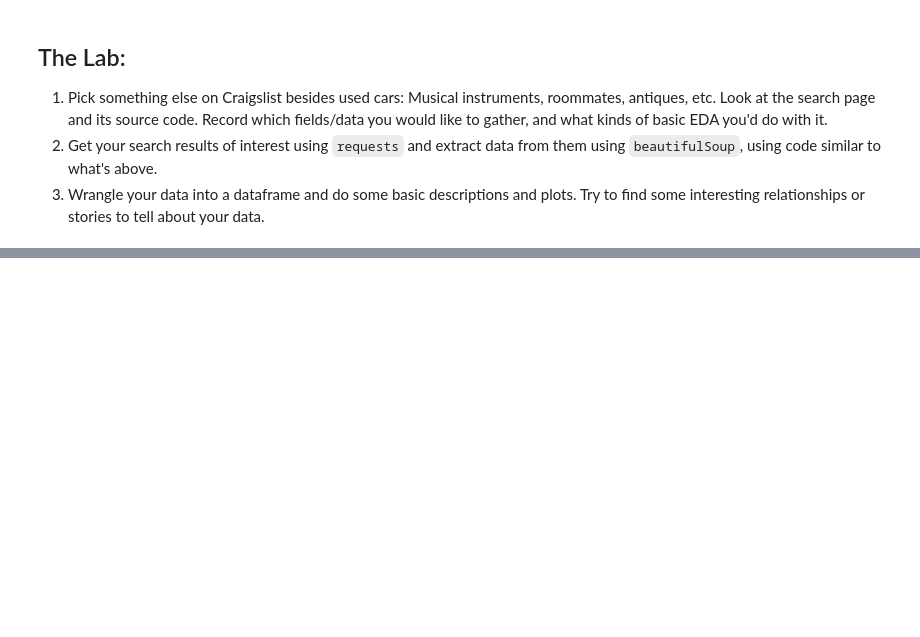
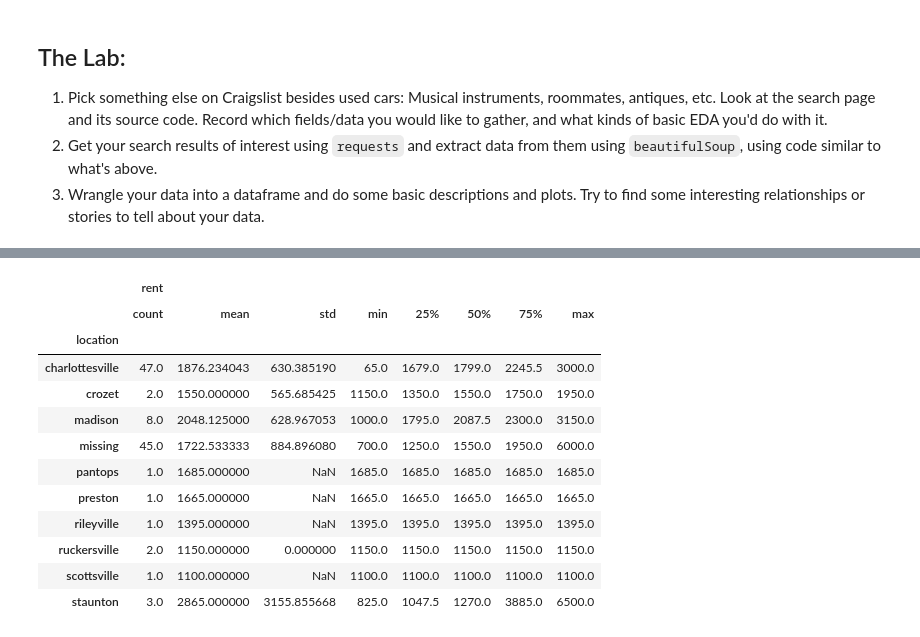
Before and after one commit to ashleynguyen04/wrangling, a Jupyter notebook: lab/lab_notebook.ipynb, the cells around one changed output, grey strips where cells are left out. Drawn from its saved outputs; the diff is of its cells as text; code cells hidden in the pictures; blank space fills up the shorter version.

```diff
--- a/lab/lab_notebook.ipynb
+++ b/lab/lab_notebook.ipynb
@@ -220,0 +314,16 @@ raw = requests.get(url,headers=header) # Get page
+# %%
+df.loc[:,['rent','location']].groupby('location').describe()
+# %% [output]
+|  | rent |  |  |  |  |  |  |  |
+|  | count | mean | std | min | 25% | 50% | 75% | max |
+| location |  |  |  |  |  |  |  |  |
+| charlottesville | 47.0 | 1876.234043 | 630.385190 | 65.0 | 1679.0 | 1799.0 | 2245.5 | 3000.0 |
+| crozet | 2.0 | 1550.000000 | 565.685425 | 1150.0 | 1350.0 | 1550.0 | 1750.0 | 1950.0 |
+| madison | 8.0 | 2048.125000 | 628.967053 | 1000.0 | 1795.0 | 2087.5 | 2300.0 | 3150.0 |
+| missing | 45.0 | 1722.533333 | 884.896080 | 700.0 | 1250.0 | 1550.0 | 1950.0 | 6000.0 |
+| pantops | 1.0 | 1685.000000 | NaN | 1685.0 | 1685.0 | 1685.0 | 1685.0 | 1685.0 |
+| preston | 1.0 | 1665.000000 | NaN | 1665.0 | 1665.0 | 1665.0 | 1665.0 | 1665.0 |
+| rileyville | 1.0 | 1395.000000 | NaN | 1395.0 | 1395.0 | 1395.0 | 1395.0 | 1395.0 |
+| ruckersville | 2.0 | 1150.000000 | 0.000000 | 1150.0 | 1150.0 | 1150.0 | 1150.0 | 1150.0 |
+| scottsville | 1.0 | 1100.000000 | NaN | 1100.0 | 1100.0 | 1100.0 | 1100.0 | 1100.0 |
+| staunton | 3.0 | 2865.000000 | 3155.855668 | 825.0 | 1047.5 | 1270.0 | 3885.0 | 6500.0 |
```
Also changed, not shown: parts of 4 cells of this notebook.
